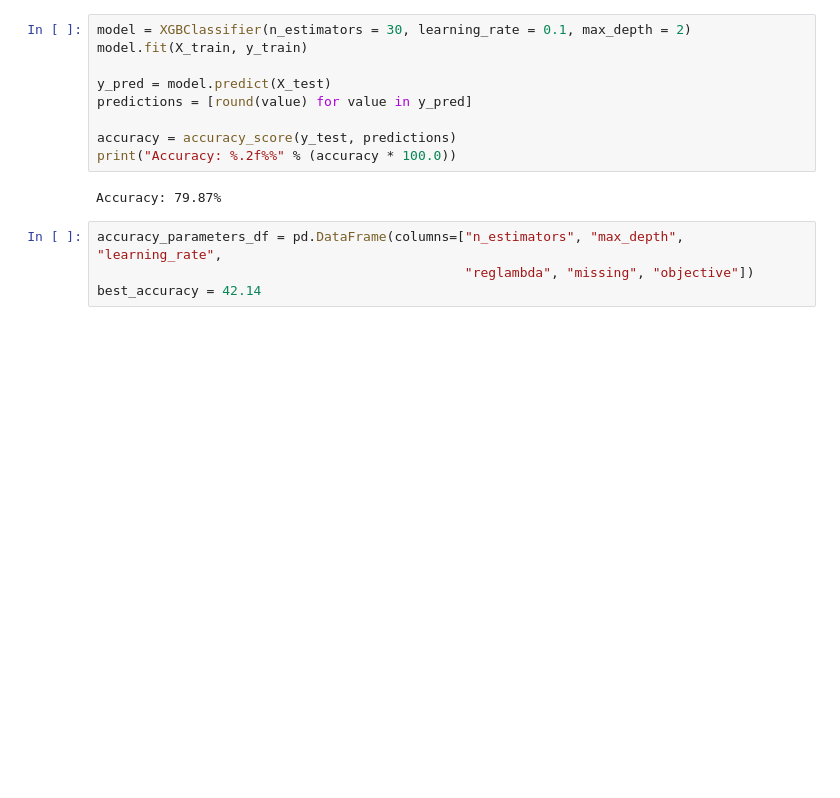
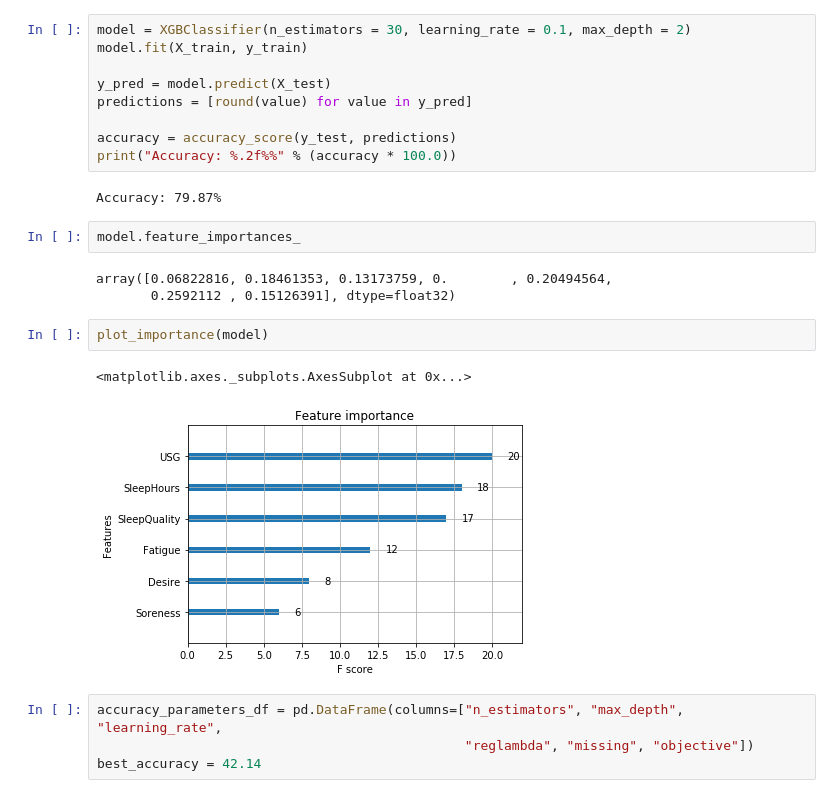
Before and after one commit to SecantZhang/DATAFEST_2019, a Jupyter notebook: Python/DATAFEST2019_ML.ipynb, the cells around one changed output. Cells and saved outputs as stored; diff of their text form; blank space fills up the shorter version.

```diff
--- a/Python/DATAFEST2019_ML.ipynb
+++ b/Python/DATAFEST2019_ML.ipynb
@@ -55,6 +57,16 @@ accuracy = accuracy_score(y_test, predictions)
 print("Accuracy: %.2f%%" % (accuracy * 100.0))
 # %% [output]
 Accuracy: 79.87%
+# %%
+model.feature_importances_
+# %% [output]
+array([0.06822816, 0.18461353, 0.13173759, 0.        , 0.20494564,
+       0.2592112 , 0.15126391], dtype=float32)
+# %%
+plot_importance(model)
+# %% [output]
+<matplotlib.axes._subplots.AxesSubplot at 0x...>
+[figure, added]
 # %%
 accuracy_parameters_df = pd.DataFrame(columns=["n_estimators", "max_depth", "learning_rate",
                                                "reglambda", "missing", "objective"])
```
Also changed, not shown: parts of 2 cells of this notebook, 8 other files.
